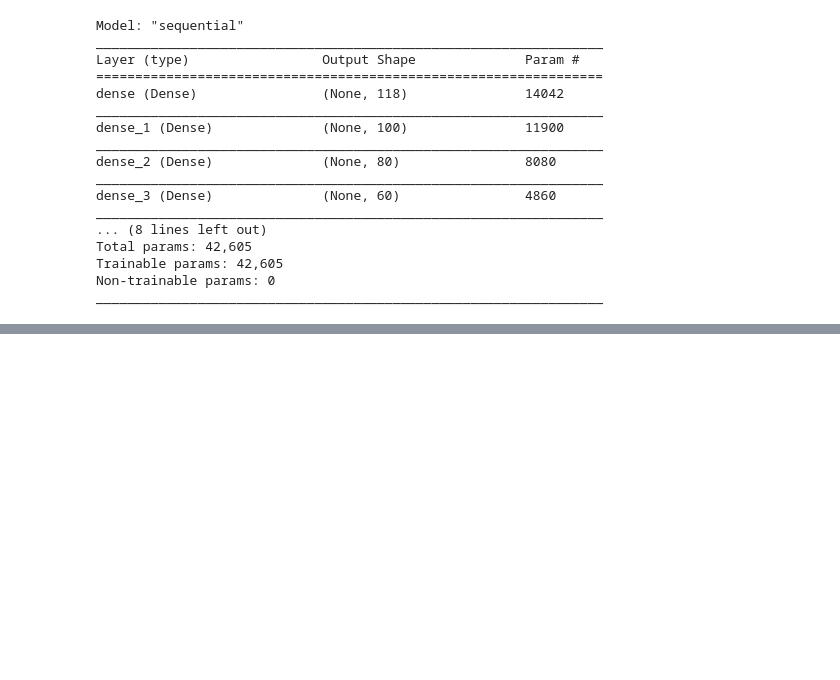
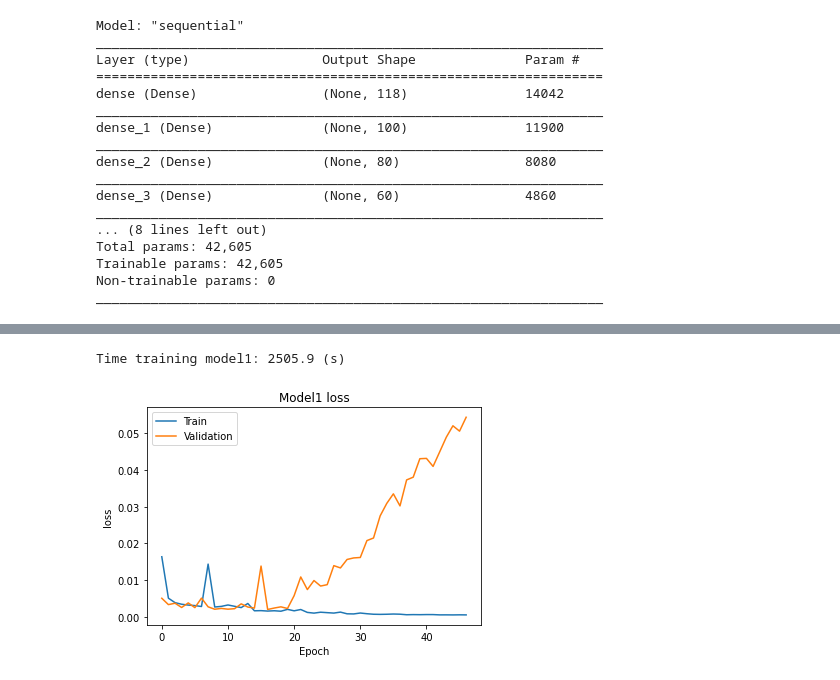
Before and after one commit to waflol/LDS8_K270_ONLINE_LeNguyenHungAnh, a Jupyter notebook: LDS8_K270_LeNguyenHungAnh_Cuoi_ky/Ex2_ANN.ipynb, the cells around one changed output, grey strips where cells are left out. Saved outputs shown, nothing was run; the diff lists cells and outputs as text; code cells hidden in the pictures; blank space fills up the shorter version.

```diff
--- a/LDS8_K270_LeNguyenHungAnh_Cuoi_ky/Ex2_ANN.ipynb
+++ b/LDS8_K270_LeNguyenHungAnh_Cuoi_ky/Ex2_ANN.ipynb
@@ -344,0 +355,14 @@ Epoch 4/500
+# %%
+print('Time training model1: %.1f (s)'%(time_training1))
+# %% [output]
+Time training model1: 2505.9 (s)
+# %%
+plt.plot(history.history['loss'])
+plt.plot(history.history['val_loss'])
+plt.title('Model1 loss')
+plt.ylabel('loss')
+plt.xlabel('Epoch')
+plt.legend(['Train','Validation'],loc='upper left')
+plt.show()
+# %% [output]
+[figure, added]
```
Also changed, not shown: parts of 20 cells of this notebook, 3 other files.
